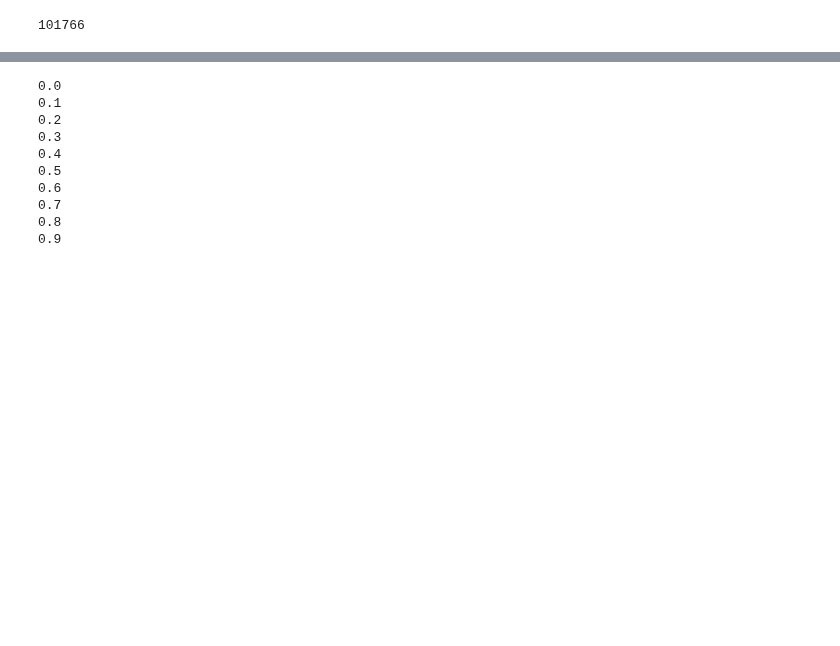
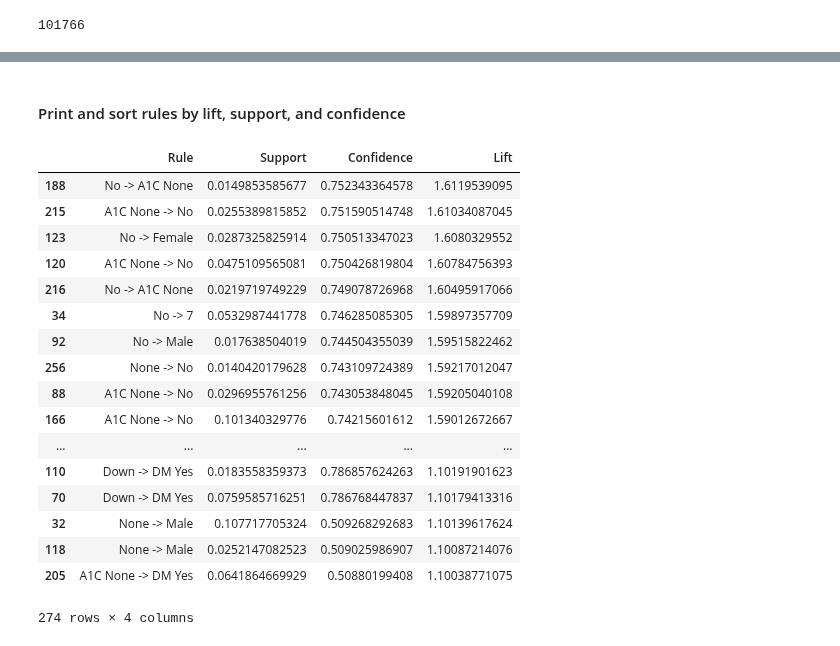
Before and after one commit to mltran2017/MSDS7331, a Jupyter notebook: notebook/Lab3/Lab3_MLT_Association Rule_Apyori.ipynb, the cells around one changed output, grey strips where cells are left out. Saved outputs shown, nothing was run; the diff lists cells and outputs as text; code cells hidden in the pictures; blank space fills up the shorter version.

Commit message:
274 Association Rules

```diff
--- a/notebook/Lab3/Lab3_MLT_Association Rule_Apyori.ipynb
+++ b/notebook/Lab3/Lab3_MLT_Association Rule_Apyori.ipynb
@@ -33,3 +30,11 @@ A value is trying to be set on a copy of a slice from a DataFrame
 
 See the caveats in the documentation: http://pandas.pydata.org/pandas-docs/stable/indexing.html#indexing-view-versus-copy
   after removing the cwd from sys.path.
+# %%
+#Differentiate A1Cresult values from max_glu_serum
+df_mlt_categorical.A1Cresult[df_mlt_categorical.A1Cresult == 'None'] = 'A1C None'
+df_mlt_categorical.A1Cresult[df_mlt_categorical.A1Cresult == 'Norm'] = 'A1C Norm'
+df_mlt_categorical.A1Cresult[df_mlt_categorical.A1Cresult == '>7'] = 'A1C >7'
+df_mlt_categorical.A1Cresult[df_mlt_categorical.A1Cresult == '>8'] = 'A1C >8'
+df_mlt_categorical.diabetesMed[df_mlt_categorical.diabetesMed == 'No'] = 'DM No'
+df_mlt_categorical.diabetesMed[df_mlt_categorical.diabetesMed == 'Yes'] = 'DM Yes'
@@ -69,6 +86,6 @@ print(num_records)
 %%time
 
 records = []
-for i in range(0, 10000):
+for i in range(0, num_records):
     records.append([str(df_mlt_med_x.values[i,j]) for j in range(0, 6)])
 # %% [output]
@@ -76,6 +93,6 @@ Wall time: 15min 32s
 # %%
 %%time
 
-association_rules = apriori(records, min_support=0.005, min_confidence=0.02, min_lift=3, min_length=2)
+association_rules = apriori(records, min_support=0.01, min_confidence=0.5, min_lift=1.1, min_length=2)
 association_results = list(association_rules)
 # %% [output]
@@ -91,22 +106,15 @@ RelationRecord(items=frozenset({'>8', '1'}), support=0.0095, ordered_statistics=
 # %%
 %%time
 
+rules_df = pd.DataFrame(columns=['Rule', 'Support', 'Confidence', 'Lift'])
+
 for item in association_results:
-
-    # first index of the inner list
-    # Contains base item and add item
     pair = item[0]
     items = [x for x in pair]
-    print("Rule: " + items[0] + " -> " + items[1])
+    rl = str(items[0] + " -> " + items[1])
+    sp = str(item[1])
+    cf = str(item[2][0][2])
+    lf = str(item[2][0][3])
 
-    #second index of the inner list
-    print("Support: " + str(item[1]))
-
-
-    #third index of the list located at 0th
-    #of the third index of the inner list
-
-    print("Confidence: " + str(item[2][0][2]))
-    print("Lift: " + str(item[2][0][3]))
-    print("=====================================")
+    rules_df.loc[len(rules_df), :] = [rl, sp, cf, lf]
 # %% [output]
@@ -145,18 +122,24 @@ lgen=LenGen(gen,10)
-# %%
-def new_gen():
-    for i in lgen():
-        yield float(i)/len(lgen)
-
-for i in new_gen():
-    print(i)
-# %% [output]
-0.0
-0.1
-0.2
-0.3
-0.4
-0.5
-0.6
-0.7
-0.8
-0.9
+# %% [markdown]
+#### Print and sort rules by lift, support, and confidence
+# %%
+#Sort rules descending by lift
+rules_df.sort_values(by='Lift', ascending=False)
+# %% [output]
+|  | Rule | Support | Confidence | Lift |
+| 188 | No -> A1C None | 0.0149853585677 | 0.752343364578 | 1.6119539095 |
+| 215 | A1C None -> No | 0.0255389815852 | 0.751590514748 | 1.61034087045 |
+| 123 | No -> Female | 0.0287325825914 | 0.750513347023 | 1.6080329552 |
+| 120 | A1C None -> No | 0.0475109565081 | 0.750426819804 | 1.60784756393 |
+| 216 | No -> A1C None | 0.0219719749229 | 0.749078726968 | 1.60495917066 |
+| 34 | No -> 7 | 0.0532987441778 | 0.746285085305 | 1.59897357709 |
+| 92 | No -> Male | 0.017638504019 | 0.744504355039 | 1.59515822462 |
+| 256 | None -> No | 0.0140420179628 | 0.743109724389 | 1.59217012047 |
+| 88 | A1C None -> No | 0.0296955761256 | 0.743053848045 | 1.59205040108 |
+| 166 | A1C None -> No | 0.101340329776 | 0.74215601612 | 1.59012672667 |
+| ... | ... | ... | ... | ... |
+| 110 | Down -> DM Yes | 0.0183558359373 | 0.786857624263 | 1.10191901623 |
+| 70 | Down -> DM Yes | 0.0759585716251 | 0.786768447837 | 1.10179413316 |
+| 32 | None -> Male | 0.107717705324 | 0.509268292683 | 1.10139617624 |
+| 118 | None -> Male | 0.0252147082523 | 0.509025986907 | 1.10087214076 |
+| 205 | A1C None -> DM Yes | 0.0641864669929 | 0.50880199408 | 1.10038771075 |
+274 rows × 4 columns
```
Also changed, not shown: parts of 18 cells of this notebook.
